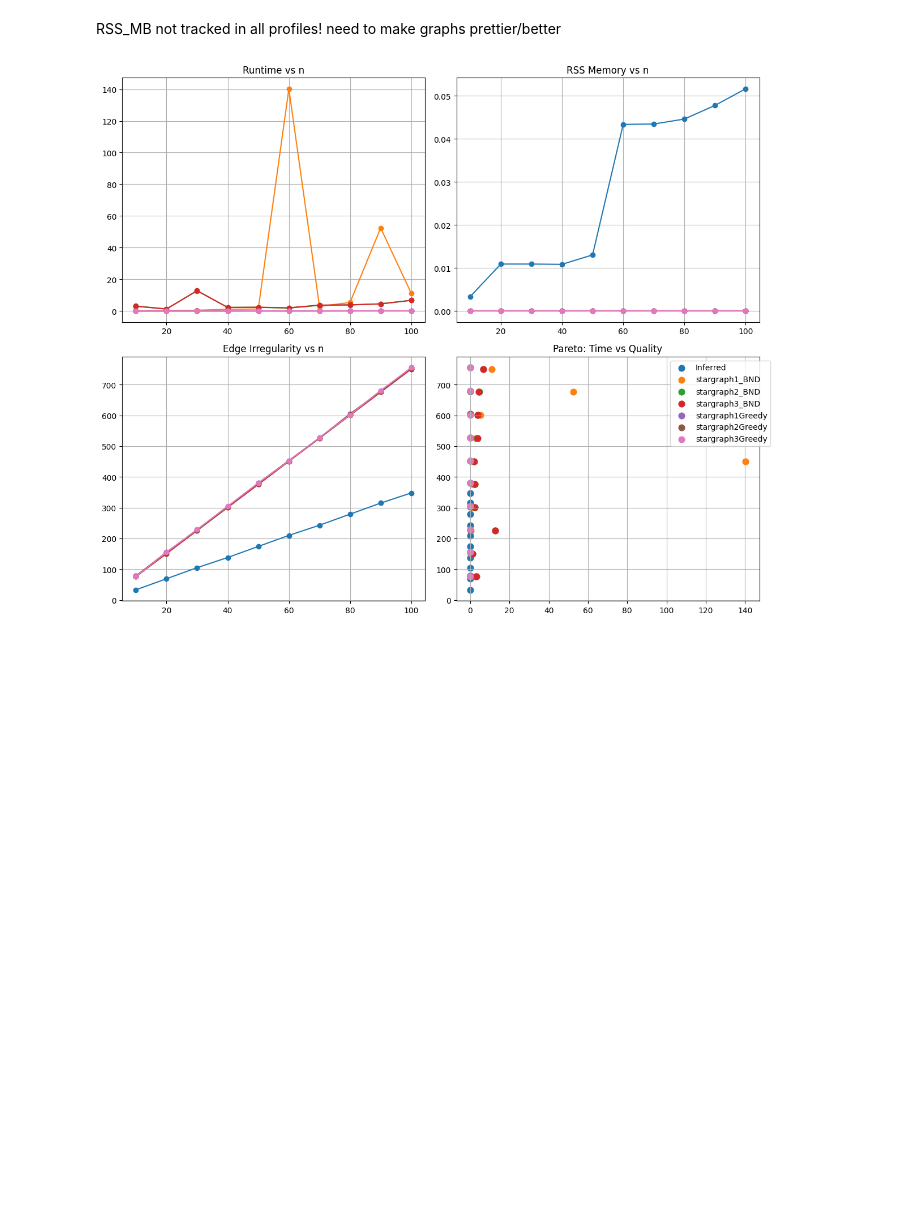
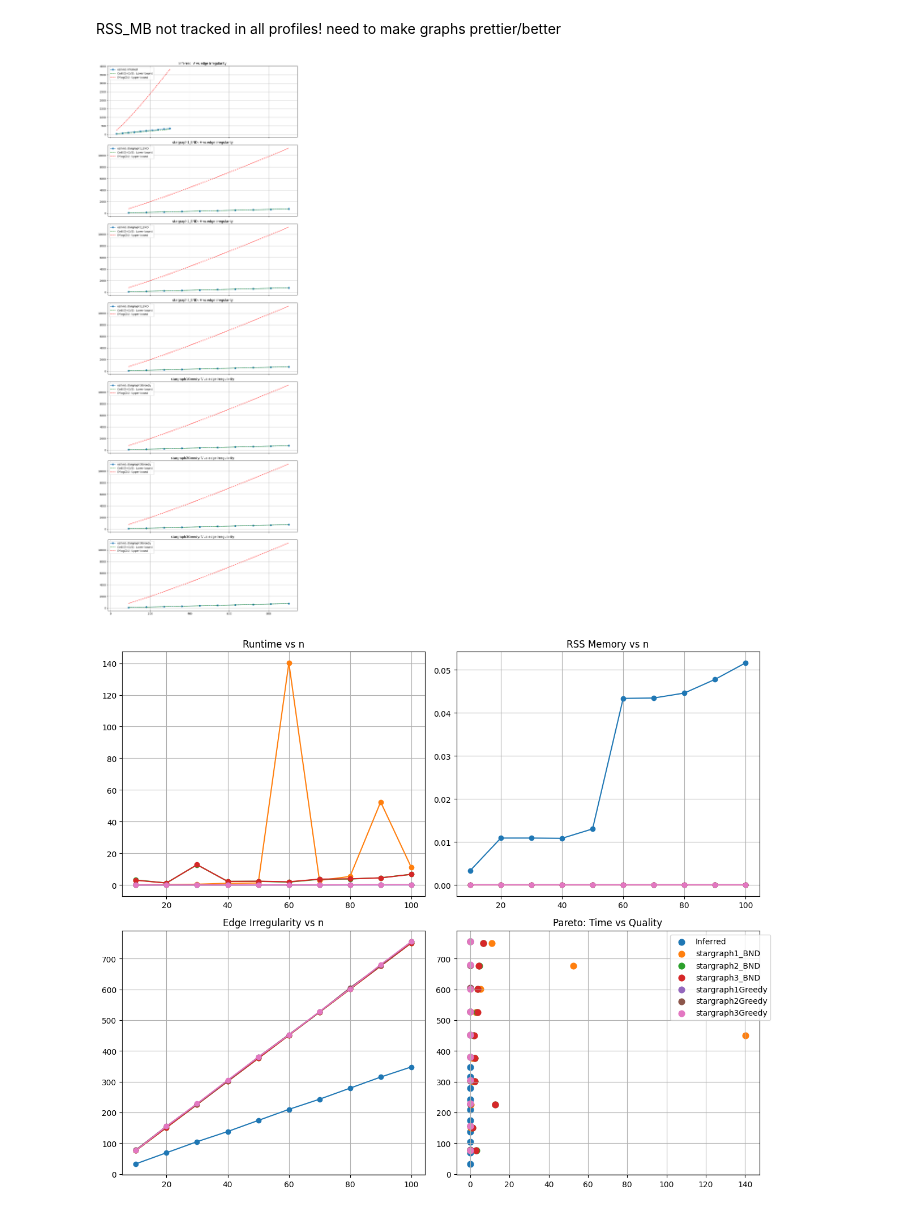
Before and after one commit to csk2q/5592-Vertex-k-Labeling, a Jupyter notebook: Benchmark.ipynb, the cells around one changed output. Saved outputs shown, nothing was run; the diff lists cells and outputs as text; code cells hidden in the pictures; blank space fills up the shorter version.

Commit message:
Add graphs for eg(kn) with upper and lower bounds

```diff
--- a/Benchmark.ipynb
+++ b/Benchmark.ipynb
@@ -469,6 +469,61 @@ Memory not being tracked on most can rerun with different profiler if you want m
 # Analysis
 # %% [markdown]
 RSS_MB not tracked in all profiles! need to make graphs prettier/better
+# %%
+methods = df["method"].unique()
+numGraphs = len(methods)
+fig, axs = plt.subplots(numGraphs, 1, figsize=(11,30), sharex=True)
+
+SHOW_UPPER_BOUND = True
+
+for i, method in enumerate(methods):
+    sub = df[df["method"] == method]
+
+    axs[i].plot(sub["num_labels"],
+            sub["label_max"],
+            marker="o",
+            label=f"es(kn): {method}")
+
+    match method:
+        case 'Inferred':
+            # Mongolian tent
+            height = 3
+            width = sub["n"]
+            # horizontal lines = (width - 1) * height
+            # vertical lines = (height) * width
+            numEdges = (width - 1) * height + height * width
+            lower_bound = np.ceil((numEdges + 1) / 2)
+            numVertexes = width * height  + 1
+            upper_bound = numEdges * np.log(2 * numVertexes)
+        case 'stargraph1_BND' | 'stargraph2_BND' | 'stargraph3_BND' \
+            'stargraph1Greedy' 'stargraph2Greedy' 'stargraph3Greedy':
+            numVertexes = sub["num_labels"]
+            chainLength = (numVertexes - 10) / 9 + 1
+            numEdges = chainLength * 15
+            lower_bound = np.ceil((numEdges + 1) / 2)
+            upper_bound = numEdges * np.log(2 * numVertexes)
+
+    axs[i].plot(sub["num_labels"],
+            lower_bound,
+            linestyle="--",
+            color="green",
+            label="Ceil((E+1)/2): Lower bound")
+    if(SHOW_UPPER_BOUND):
+        axs[i].plot(sub["num_labels"],
+                upper_bound,
+                linestyle="--",
+                color="red",
+                label="E*log(2V): Upper bound")
+
+    axs[i].set_title(f"{method}: V vs edge irregularity")
+    axs[i].grid(True)
+
+    axs[i].legend(loc="upper left")
+
+plt.tight_layout()
+plt.show()
+# %% [output]
+[figure, added]
 # %%
 fig, axs = plt.subplots(2, 2, figsize=(14,10))
 
```
